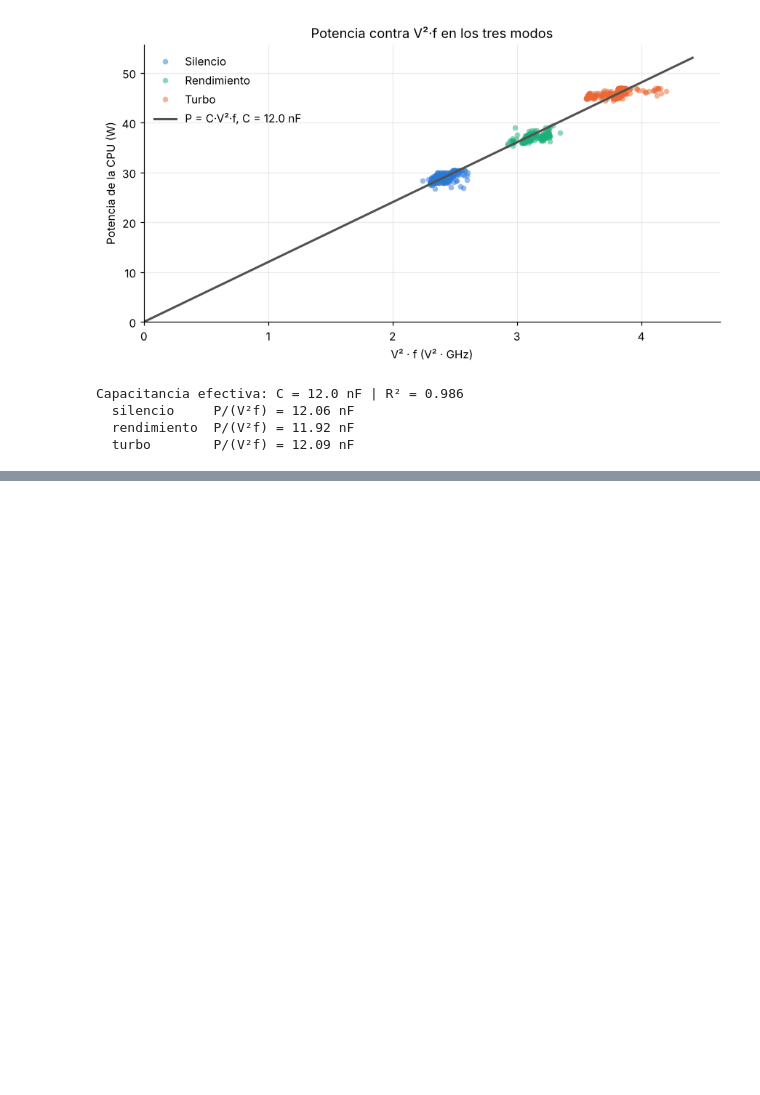
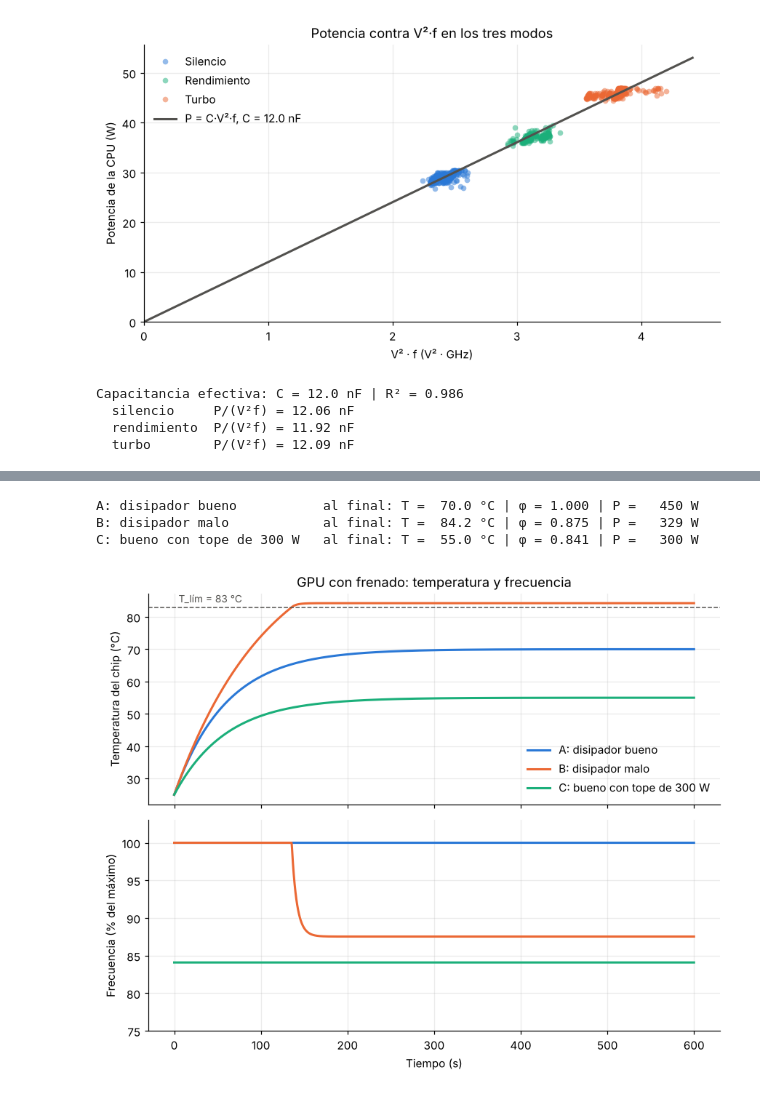
Before and after one commit to Byrojito/Proyecto_f-sicaA, a Jupyter notebook: proyecto.ipynb, the cells around one changed output, grey strips where cells are left out. Saved outputs shown, nothing was run; the diff lists cells and outputs as text; code cells hidden in the pictures; blank space fills up the shorter version.

```diff
--- a/proyecto.ipynb
+++ b/proyecto.ipynb
@@ -556,0 +659,23 @@ Capacitancia efectiva: C = 12.0 nF | R² = 0.986
+# %%
+fig, (ax1, ax2) = plt.subplots(2, 1, figsize=(8, 6.5), sharex=True)
+for nombre, esc in ESCENARIOS.items():
+    t, T, phi = simular(**esc, dt=0.5, t_final=600)
+    ax1.plot(t, T, color=COLOR_ESC[nombre], label=nombre)
+    ax2.plot(t, 100 * phi, color=COLOR_ESC[nombre], label=nombre)
+    print(f"{nombre:28s} al final: T = {T[-1]:5.1f} °C | φ = {phi[-1]:.3f} | P = {potencia(phi[-1]):5.0f} W")
+ax1.axhline(T_LIM, color=GRIS, ls="--", lw=1)
+ax1.text(5, T_LIM + 1.5, f"T_lím = {T_LIM:g} °C", color=GRIS, fontsize=9)
+ax1.set_ylabel("Temperatura del chip (°C)")
+ax1.set_title("GPU con frenado: temperatura y frecuencia")
+ax1.legend(loc="lower right")
+ax2.set_ylabel("Frecuencia (% del máximo)")
+ax2.set_ylim(75, 103)
+ax2.set_xlabel("Tiempo (s)")
+fig.tight_layout()
+fig.savefig("figuras/frenado_escenarios.png", dpi=200)
+plt.show()
+# %% [output]
+A: disipador bueno           al final: T =  70.0 °C | φ = 1.000 | P =   450 W
+B: disipador malo            al final: T =  84.2 °C | φ = 0.875 | P =   329 W
+C: bueno con tope de 300 W   al final: T =  55.0 °C | φ = 0.841 | P =   300 W
+[figure, added]
```
Also changed, not shown: parts of 37 cells of this notebook, 6 other files.
